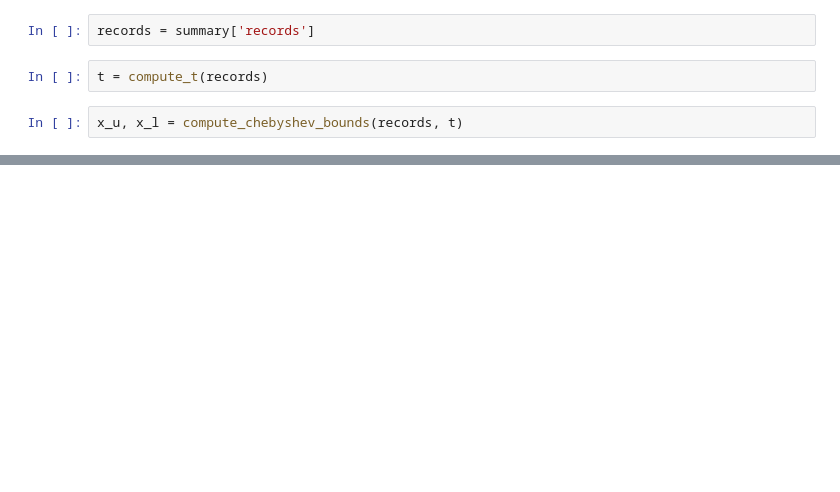
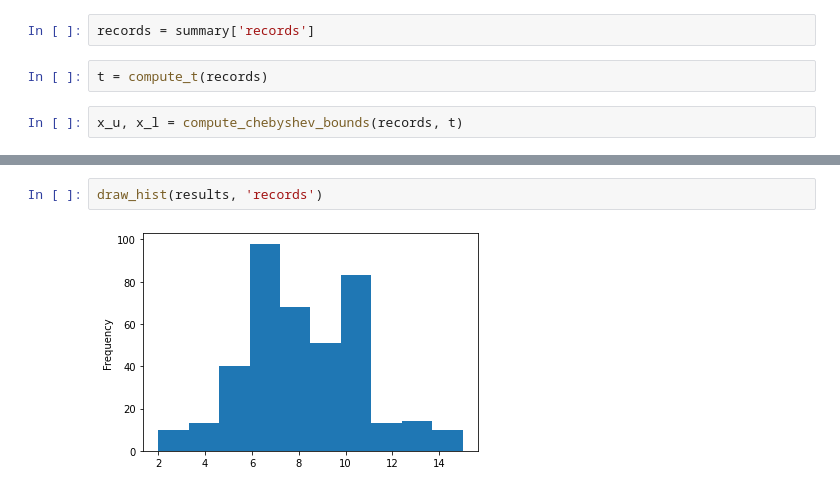
Before and after one commit to JakubGogola-IDENTT/mpa, a Jupyter notebook: lab2/analysis.ipynb, the cells around one changed output, grey strips where cells are left out. Cells and saved outputs as stored; diff of their text form; blank space fills up the shorter version.

```diff
--- a/lab2/analysis.ipynb
+++ b/lab2/analysis.ipynb
@@ -100,0 +119,4 @@ draw_plot(records, x_u, x_l, th_ex)
+# %%
+draw_hist(results, 'records')
+# %% [output]
+[figure, added]
```
Also changed, not shown: parts of 9 cells of this notebook, 1 other file.
